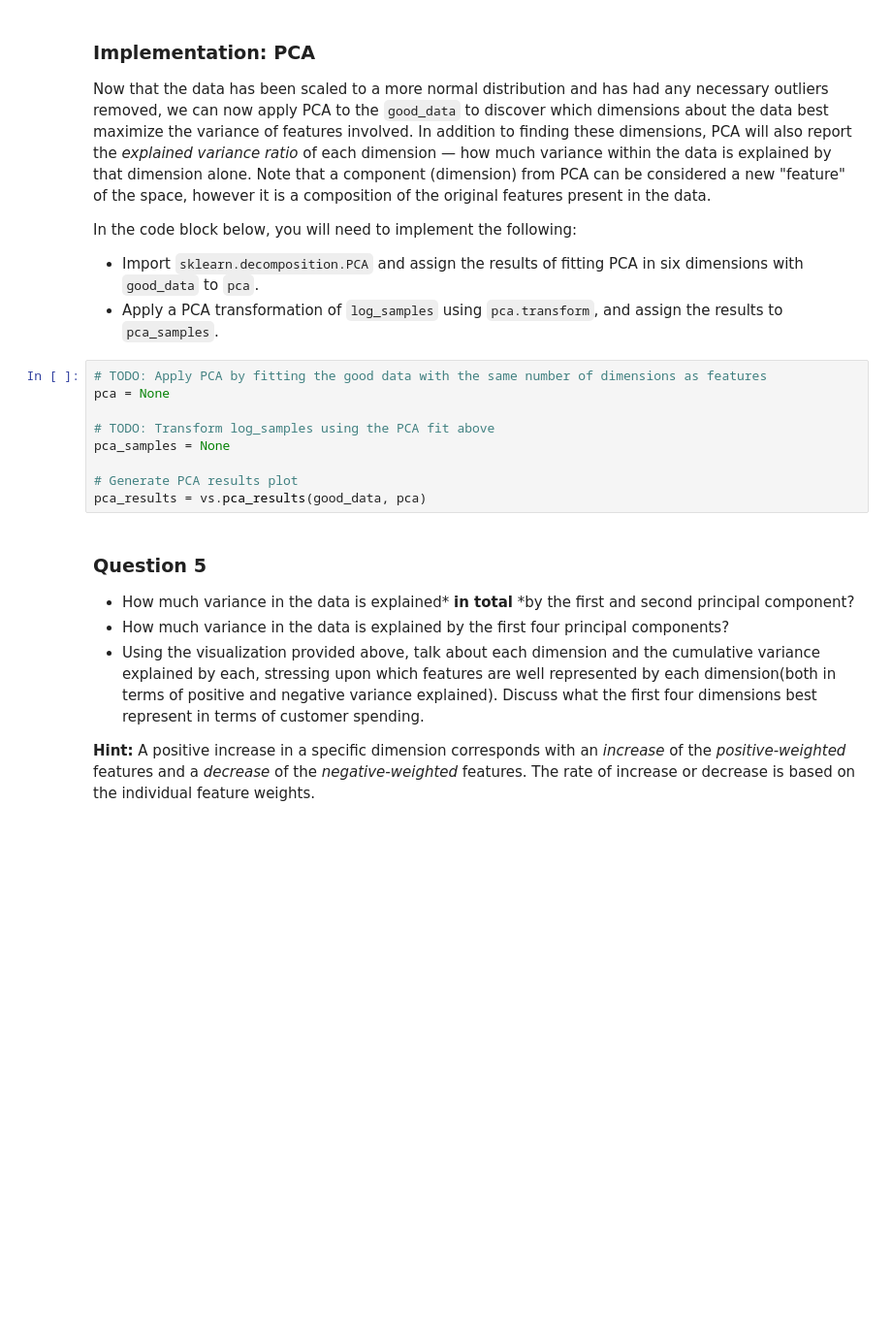
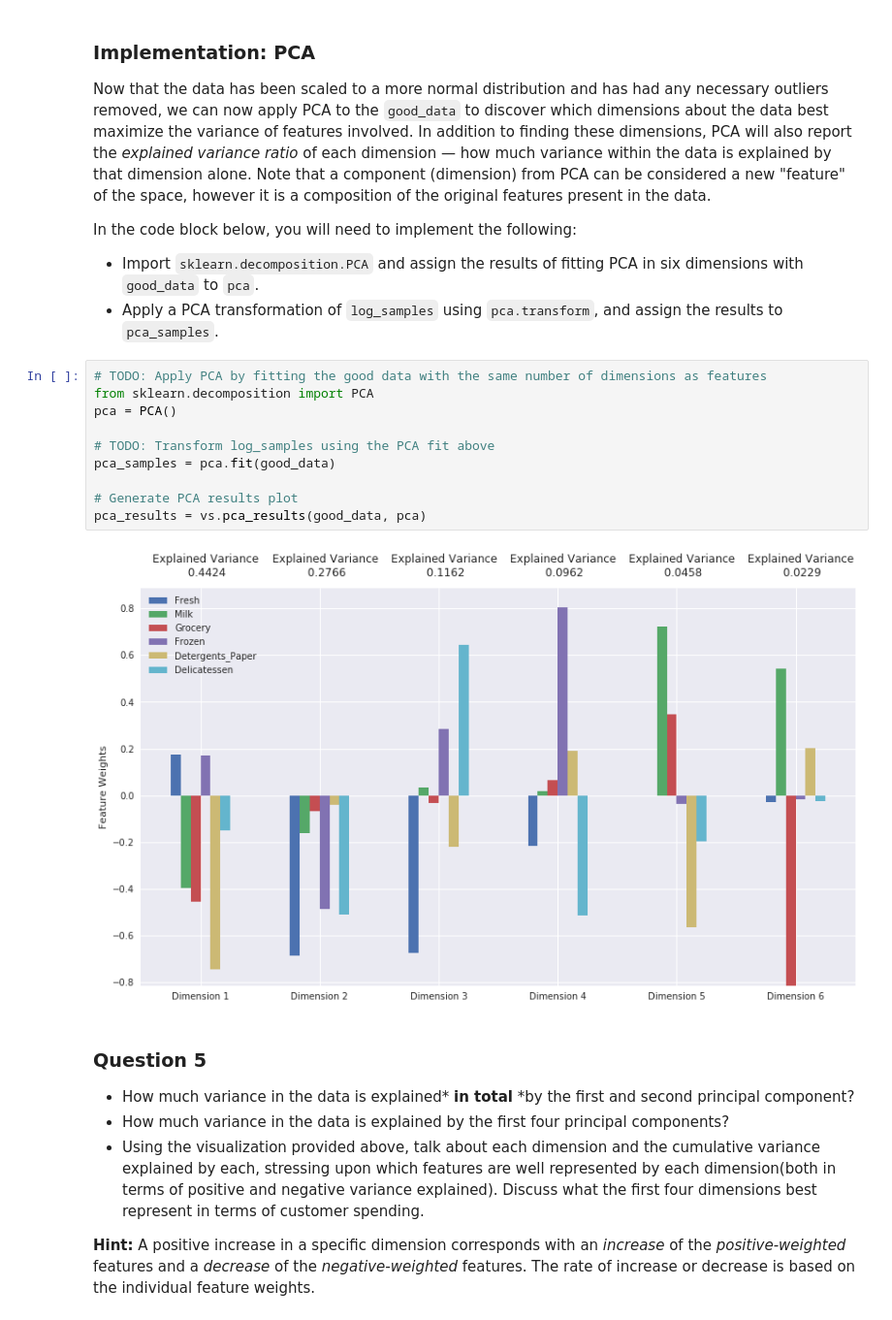
Before and after one commit to reaganrewop/customer_segments, a Jupyter notebook: customer_segments.ipynb, the cells around one changed output. Shown at 97% size. Saved outputs shown, nothing was run; the diff lists cells and outputs as text; blank space fills up the shorter version.

```diff
--- a/customer_segments.ipynb
+++ b/customer_segments.ipynb
@@ -261,13 +340,16 @@ In the code block below, you will need to implement the following:
  - Apply a PCA transformation of `log_samples` using `pca.transform`, and assign the results to `pca_samples`.
 # %%
 # TODO: Apply PCA by fitting the good data with the same number of dimensions as features
-pca = None
+from sklearn.decomposition import PCA
+pca = PCA()
 
 # TODO: Transform log_samples using the PCA fit above
-pca_samples = None
+pca_samples = pca.fit(good_data)
 
 # Generate PCA results plot
 pca_results = vs.pca_results(good_data, pca)
+# %% [output]
+[figure, added]
 # %% [markdown]
 ### Question 5
 
```
Also changed, not shown: parts of 8 cells of this notebook, 1 other file.
